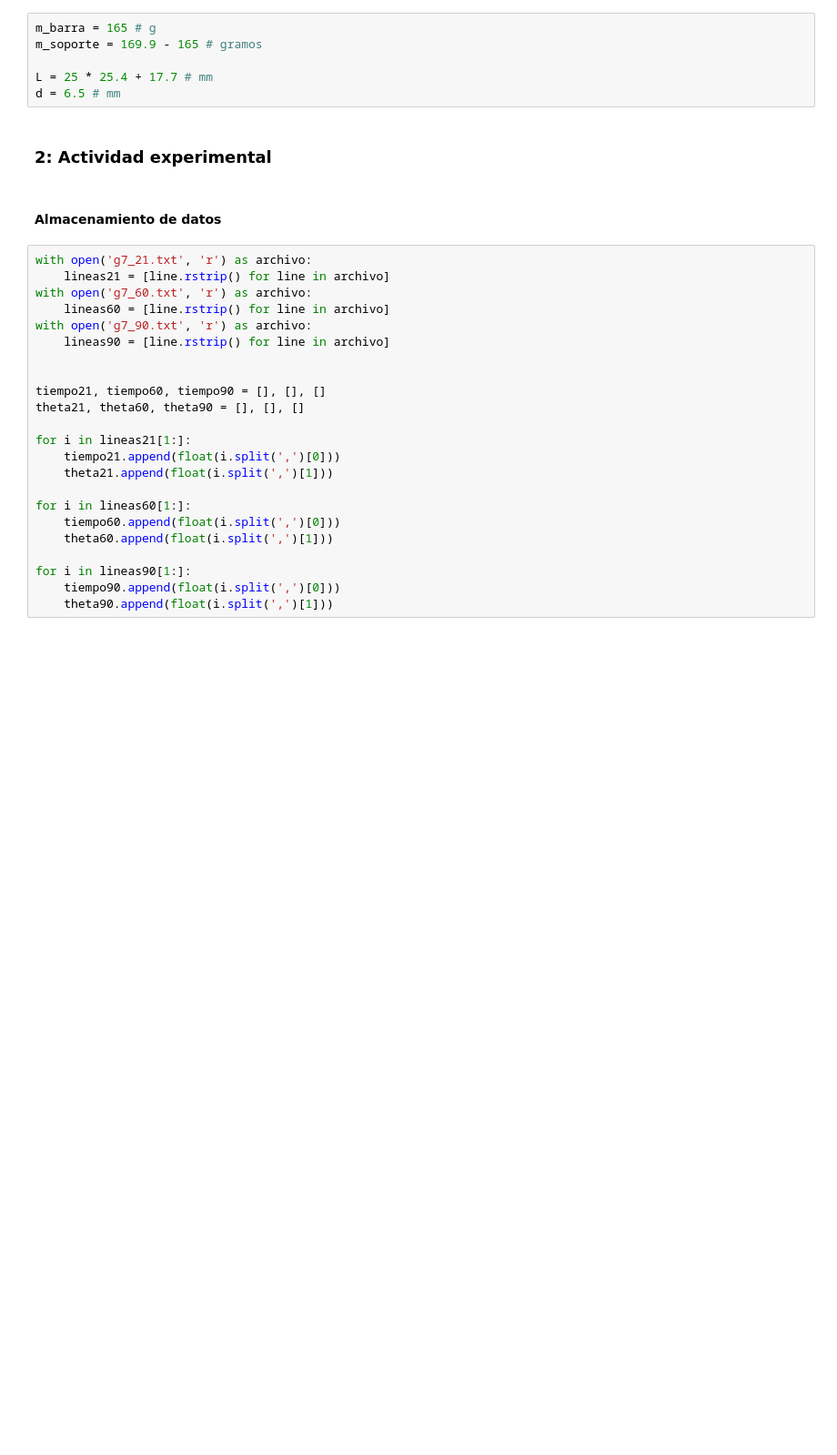
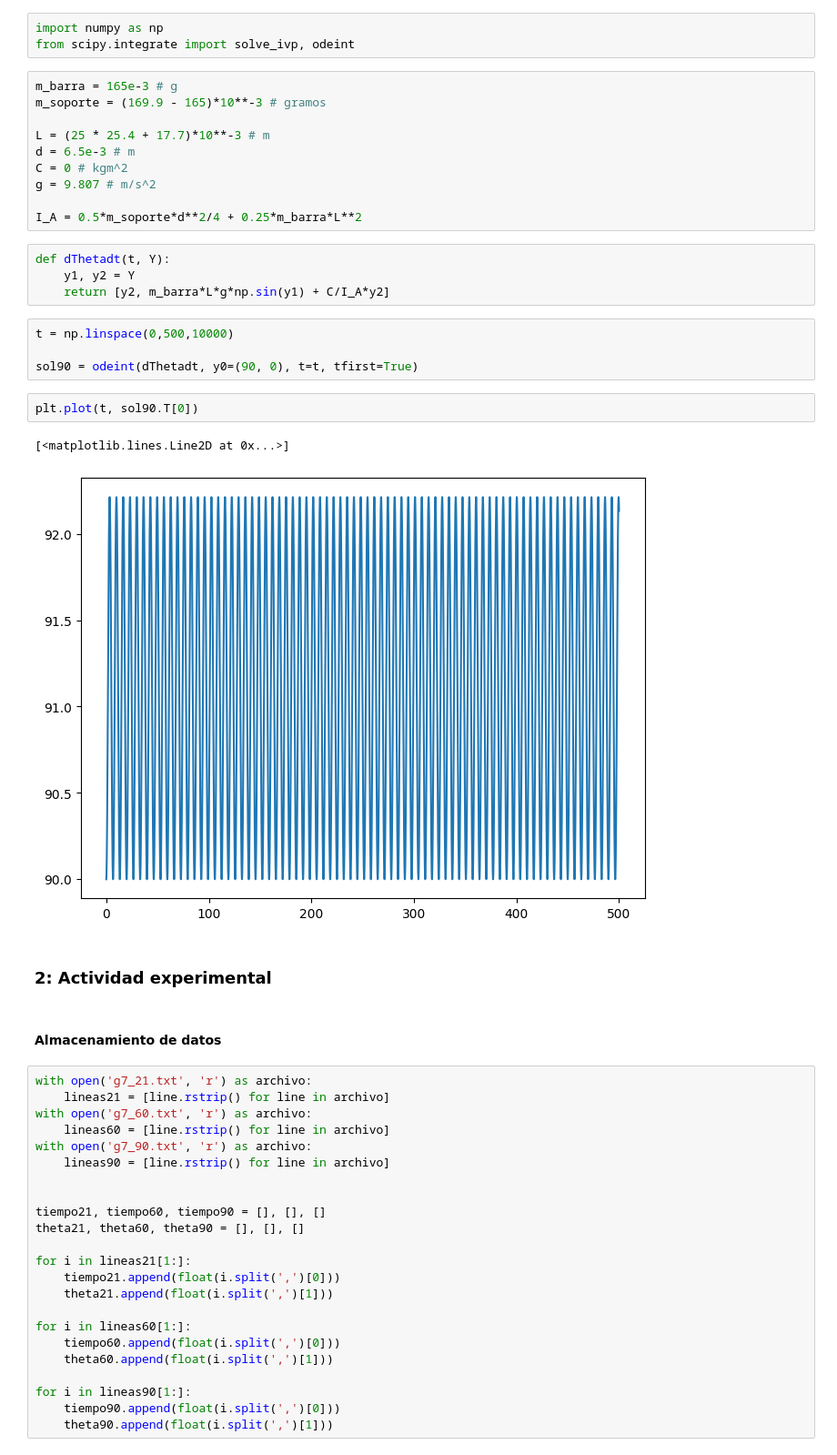
Before and after one commit to isebal14/Sistemas-de-control, a Jupyter notebook: Lab 1/cálculos.ipynb, the cells around one changed output. Shown at 91% size. Drawn from its saved outputs; the diff is of its cells as text; blank space fills up the shorter version.

```diff
--- a/Lab 1/cálculos.ipynb
+++ b/Lab 1/cálculos.ipynb
@@ -13,9 +15,29 @@ $$ I_A = \frac{1}{2} m_{soporte} R^2 + \frac{1}{4}m_{barra}  l^2$$
+# %%
+import numpy as np
+from scipy.integrate import solve_ivp, odeint
 # %%
-m_barra = 165 # g
-m_soporte = 169.9 - 165 # gramos
+m_barra = 165e-3 # g
+m_soporte = (169.9 - 165)*10**-3 # gramos
 
-L = 25 * 25.4 + 17.7 # mm
-d = 6.5 # mm
+L = (25 * 25.4 + 17.7)*10**-3 # m
+d = 6.5e-3 # m
+C = 0 # kgm^2
+g = 9.807 # m/s^2
+
+I_A = 0.5*m_soporte*d**2/4 + 0.25*m_barra*L**2
+# %%
+def dThetadt(t, Y):
+    y1, y2 = Y
+    return [y2, m_barra*L*g*np.sin(y1) + C/I_A*y2]
+# %%
+t = np.linspace(0,500,10000)
+
+sol90 = odeint(dThetadt, y0=(90, 0), t=t, tfirst=True)
+# %%
+plt.plot(t, sol90.T[0])
+# %% [output]
+[<matplotlib.lines.Line2D at 0x...>]
+[figure, added]
 # %% [markdown]
 ### 2: Actividad experimental
 # %% [markdown]
```
Also changed, not shown: parts of 2 cells of this notebook.
